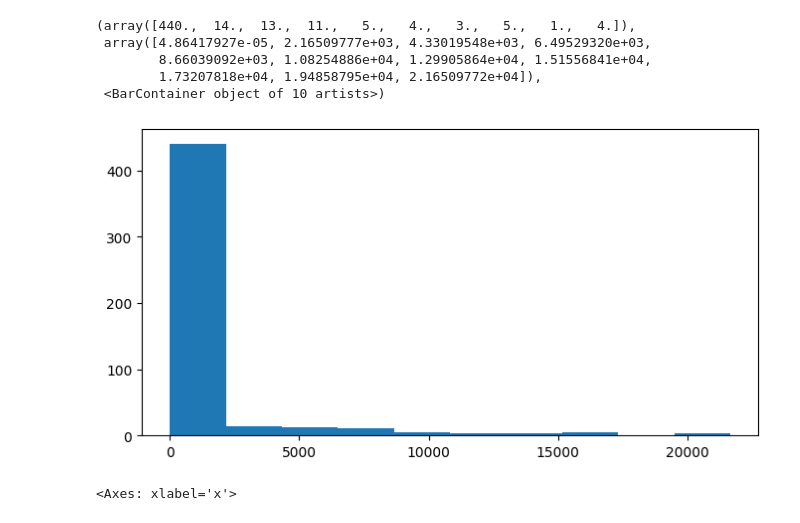
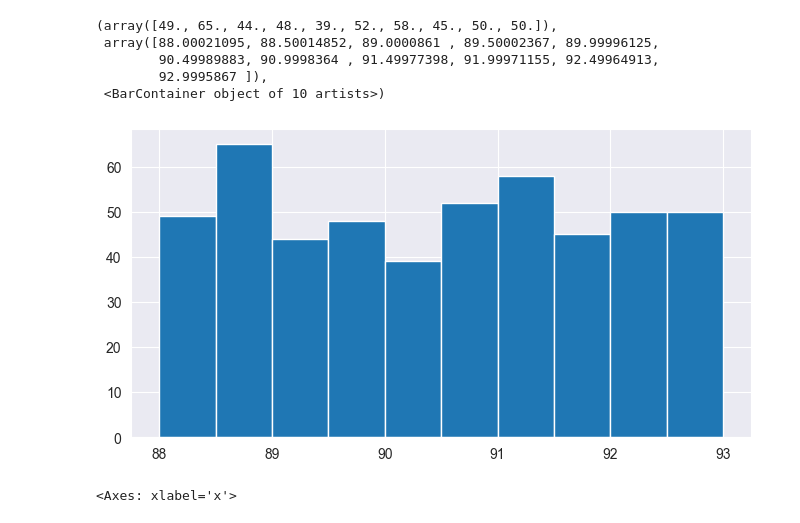
Before and after one commit to kamil0920/football_result_prediction-v2, a Jupyter notebook: src/hyperparameters/hyperopt_defining_params_dist.ipynb, the cells around one changed output. Cells and saved outputs as stored; diff of their text form; code cells hidden in the pictures.

```diff
--- a/src/hyperparameters/hyperopt_defining_params_dist.ipynb
+++ b/src/hyperparameters/hyperopt_defining_params_dist.ipynb
@@ -17,16 +17,16 @@ ax.hist(uniform_vals)
 # %%
 import numpy as np
 
-loguniform_vals = [pyll.stochastic.sample(hp.loguniform('gamma', -10, 10)) for _ in range(500)]
+loguniform_vals = [pyll.stochastic.sample(hp.uniform('reg_lambda', 88, 93)) for _ in range(500)]
 fig, ax = plt.subplots(figsize=(8, 4))
 ax.hist(loguniform_vals)
 # %% [output]
-(array([440.,  14.,  13.,  11.,   5.,   4.,   3.,   5.,   1.,   4.]),
- array([4.86417927e-05, 2.16509777e+03, 4.33019548e+03, 6.49529320e+03,
-        8.66039092e+03, 1.08254886e+04, 1.29905864e+04, 1.51556841e+04,
-        1.73207818e+04, 1.94858795e+04, 2.16509772e+04]),
+(array([49., 65., 44., 48., 39., 52., 58., 45., 50., 50.]),
+ array([88.00021095, 88.50014852, 89.0000861 , 89.50002367, 89.99996125,
+        90.49989883, 90.9998364 , 91.49977398, 91.99971155, 92.49964913,
+        92.9995867 ]),
  <BarContainer object of 10 artists>)
-[figure, old version]
+[figure, new version]
 # %%
 import pandas as pd
 import numpy as np
```
Also changed, not shown: parts of 1 cell of this notebook, 3 other files.
